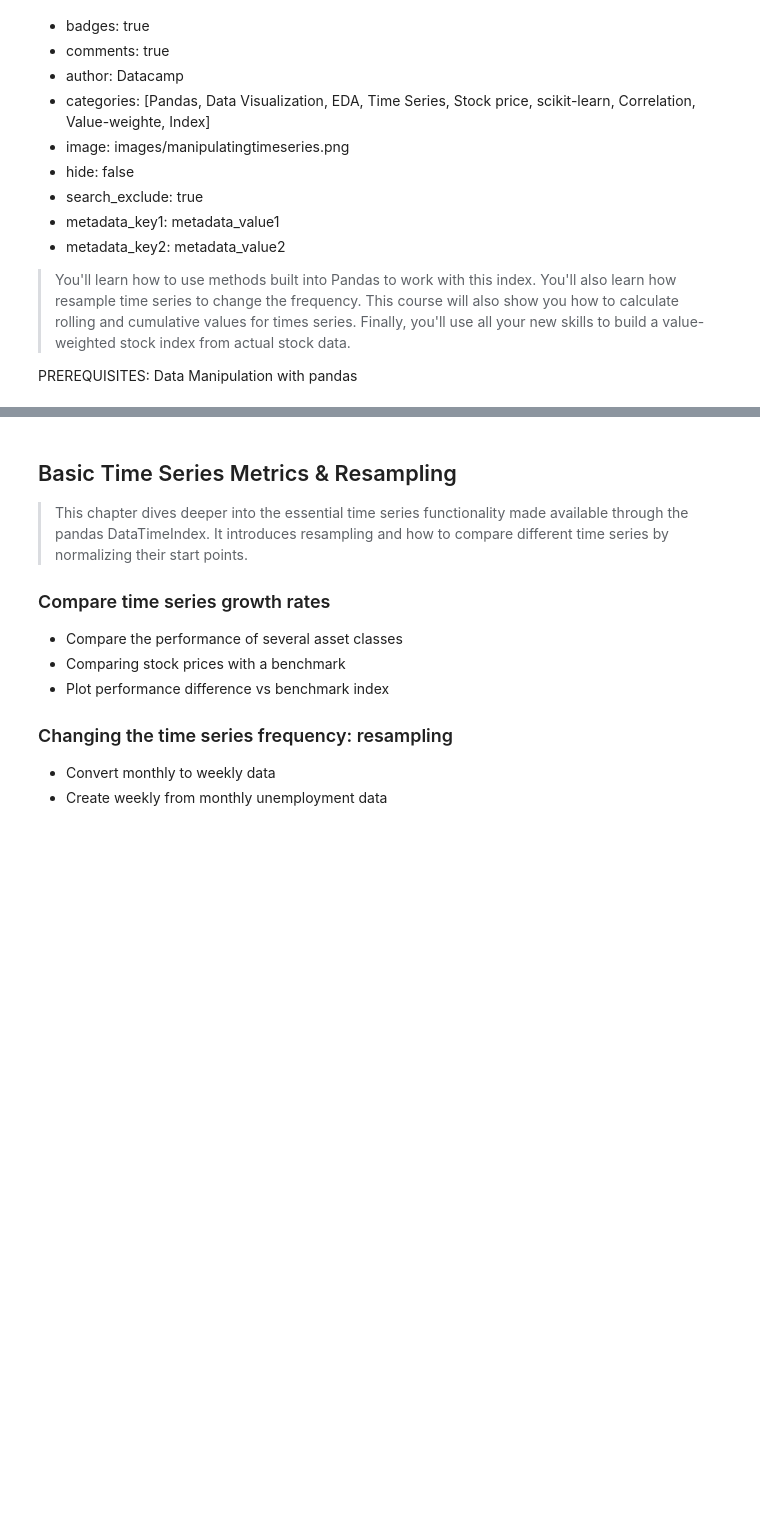
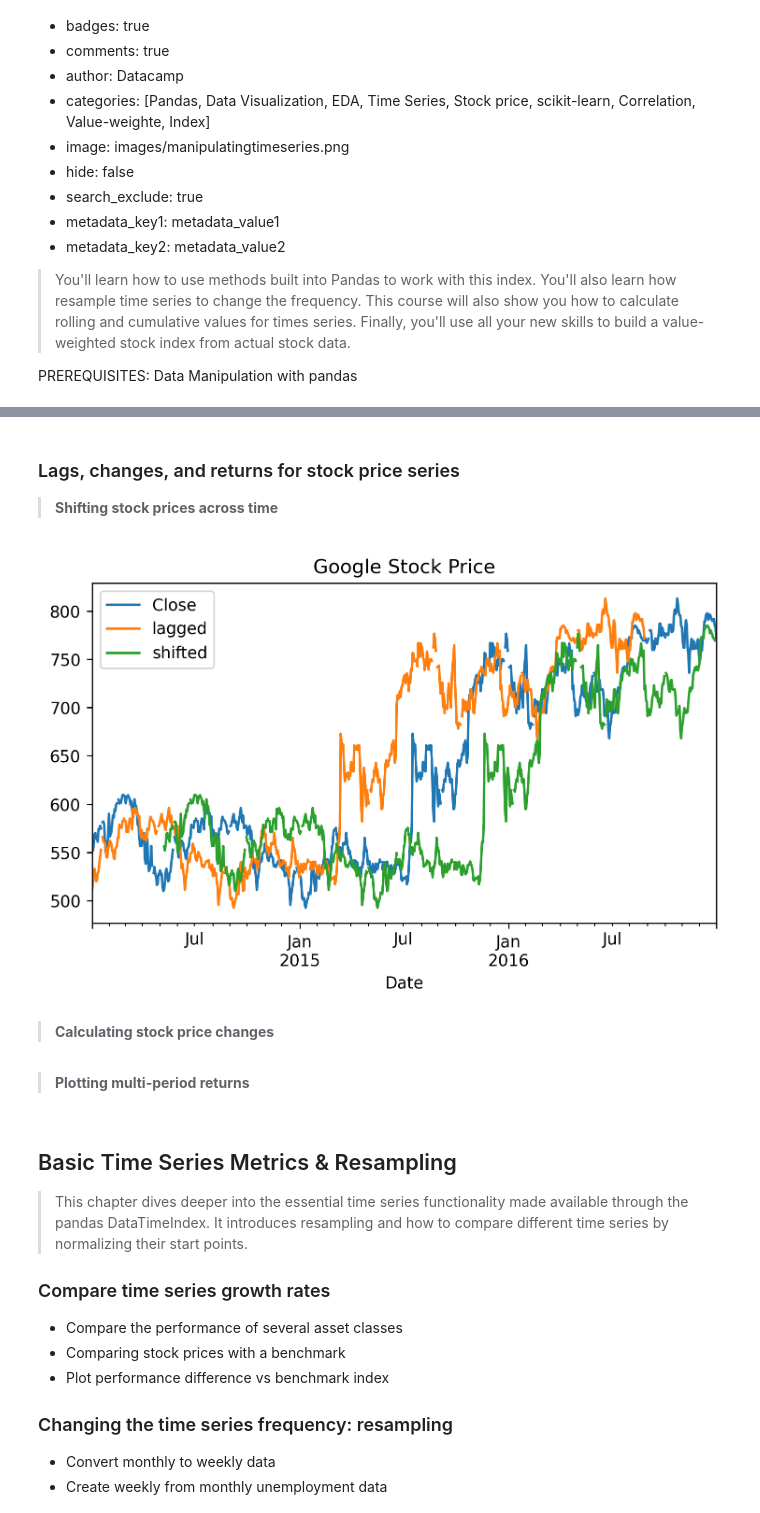
Before and after one commit to anhhaibkhn/Data-Science-selfstudy-notes-Blog, a Jupyter notebook: _notebooks/Manipulating Time Series Data in Python/2022-08-25-Manipulating Time Series Data in Python.ipynb, the cells around one changed output, grey strips where cells are left out. Cells and saved outputs as stored; diff of their text form; code cells hidden in the pictures; blank space fills up the shorter version.

```diff
--- a/_notebooks/Manipulating Time Series Data in Python/2022-08-25-Manipulating Time Series Data in Python.ipynb
+++ b/_notebooks/Manipulating Time Series Data in Python/2022-08-25-Manipulating Time Series Data in Python.ipynb
@@ -54,3 +216,29 @@ warnings.filterwarnings("ignore", category=FutureWarning)
+# %% [markdown]
+
+### Lags, changes, and returns for stock price series
+
+> **Shifting stock prices across time**
+# %%
+# Import data here
+google = pd.read_csv('./datasets/google.csv', parse_dates=['Date'], index_col='Date')
+# Set data frequency to business daily
+google = google.asfreq('B')
+
+# Create 'lagged' and 'shifted'
+google['lagged'] = google.Close.shift(-90)
+google['shifted'] = google.Close.shift(90)
+
+# Plot the google price series
+
+google.plot(title='Google Stock Price')
+plt.tight_layout()
+plt.show()
+# %% [output]
+[figure, added]
+# %% [markdown]
+> **Calculating stock price changes**
+# %% [markdown]
+> **Plotting multi-period returns**
 # %% [markdown]
 
 ## Basic Time Series Metrics & Resampling
```
Also changed, not shown: parts of 11 cells of this notebook, 2 other files.
